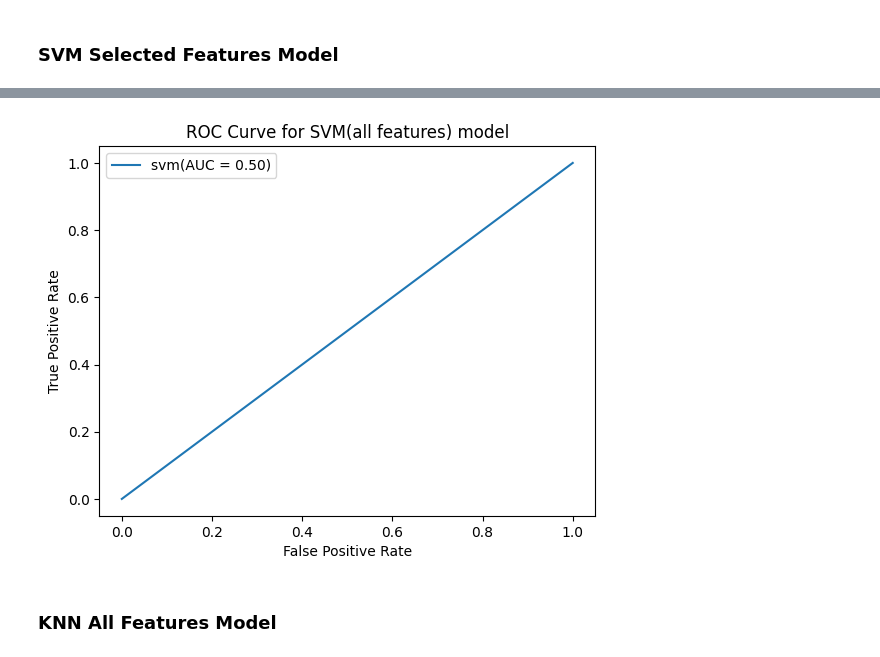
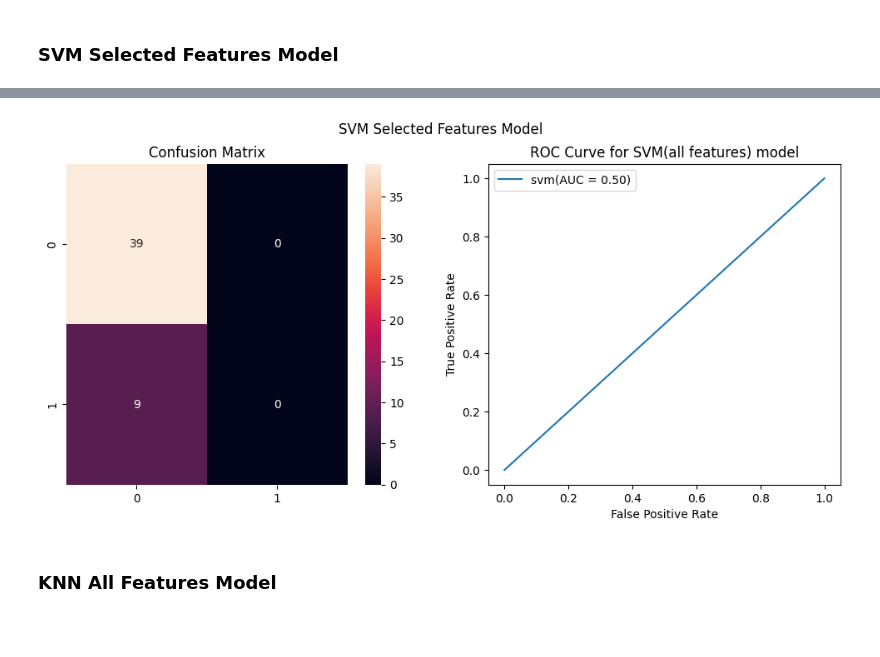
Before and after one commit to bulela00/Diabetes_Classification, a Jupyter notebook: DiabetesClassificationDataAnalysis.ipynb, the cells around one changed output, grey strips where cells are left out. Saved outputs shown, nothing was run; the diff lists cells and outputs as text; code cells hidden in the pictures; blank space fills up the shorter version.

Commit message:
Confusion Matix and ROC Curve

```diff
--- a/DiabetesClassificationDataAnalysis.ipynb
+++ b/DiabetesClassificationDataAnalysis.ipynb
@@ -389,16 +380,25 @@ sns.heatmap(cm,annot=True)
 # %%
+from sklearn.metrics import confusion_matrix
 from sklearn.metrics import roc_auc_score, roc_curve
+
+fig,(ax1,ax2) = plt.subplots(1,2,figsize=(12,5))
+fig.suptitle('SVM Selected Features Model')
+
+# Confusion Matrix
+cm = confusion_matrix(y_test,y_pred_svm1)
+sns.heatmap(cm,annot=True, ax=ax1)
+ax1.set_title('Confusion Matrix')
 
 # ROC Curve
 y_proba1 = svm_selected.predict_proba(x1_test)[:,1]
 fpr, tpr, _ = roc_curve(y_test, y_proba1)
 plt.plot(fpr, tpr, label=f'svm(AUC = {roc_auc_score(y_test, y_proba1):.2f})')
-plt.xlabel('False Positive Rate')
-plt.ylabel('True Positive Rate')
-plt.title('ROC Curve for SVM(all features) model')
+ax2.set_xlabel('False Positive Rate')
+ax2.set_ylabel('True Positive Rate')
+ax2.set_title('ROC Curve for SVM(all features) model')
 plt.legend()
 plt.show()
 # %% [output]
-[figure, old version]
+[figure, new version]
 # %% [markdown]
 ### KNN All Features Model
```
Also changed, not shown: parts of 5 cells of this notebook.
